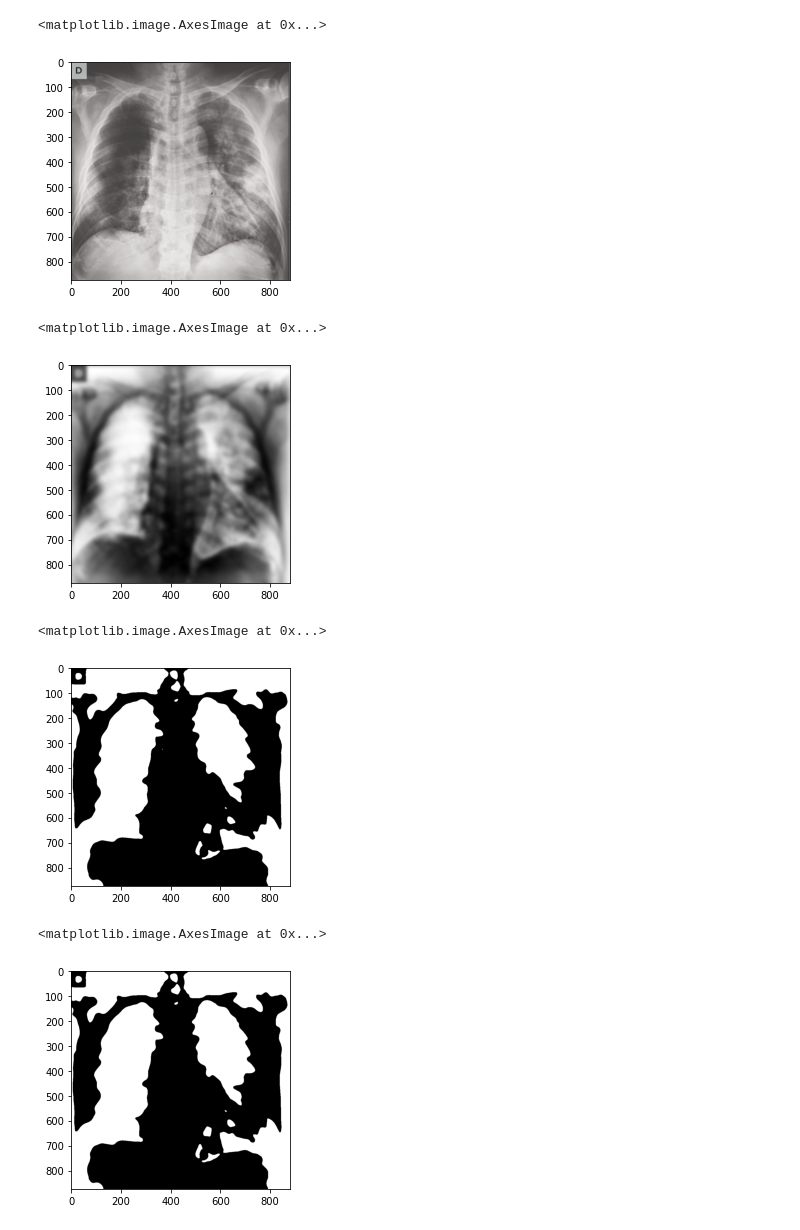
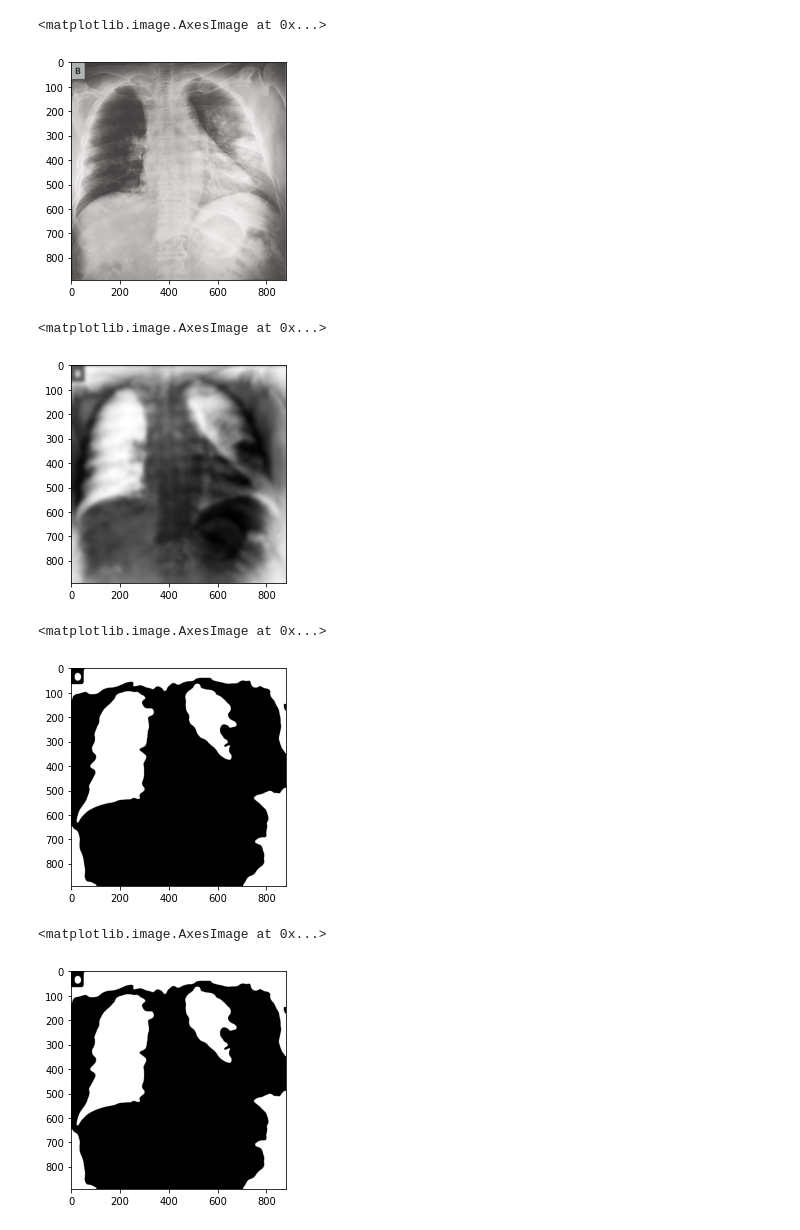
Before and after one commit to artisan7/thesis_stuff, a Jupyter notebook: image_preprocessing.ipynb, the cells around one changed output. Drawn from its saved outputs; the diff is of its cells as text; code cells hidden in the pictures.

```diff
--- a/image_preprocessing.ipynb
+++ b/image_preprocessing.ipynb
@@ -27,11 +27,11 @@ df
 # %%
 covid_df = df.loc[df['finding'] == 'COVID-19']
-img_loc = root_dir + image_dir + covid_df.iloc[3]['filename']
+img_loc = root_dir + image_dir + covid_df.iloc[1]['filename']
 covid_img = cv2.imread(img_loc)
 plt.imshow(covid_img)
 # %% [output]
 <matplotlib.image.AxesImage at 0x...>
-[figure, old version]
+[figure, new version]
 # %%
 gray = cv2.cvtColor(covid_img, cv2.COLOR_BGR2GRAY)
 blur = cv2.GaussianBlur(gray, (0,0), 7)
@@ -39,13 +39,13 @@ inverted = cv2.bitwise_not(blur)
 plt.imshow(inverted, cmap=plt.cm.gray)
 # %% [output]
 <matplotlib.image.AxesImage at 0x...>
-[figure, old version]
+[figure, new version]
 # %%
 ret, th = cv2.threshold(inverted, 0, 255, cv2.THRESH_BINARY+cv2.THRESH_OTSU)
 plt.imshow(th, cmap=plt.cm.gray)
 # %% [output]
 <matplotlib.image.AxesImage at 0x...>
-[figure, old version]
+[figure, new version]
 # %%
 kernel = np.ones((3,3), np.uint8)
 erosion = cv2.erode(th, kernel, iterations=1)
@@ -56,7 +56,7 @@ opening = cv2.morphologyEx(th, cv2.MORPH_OPEN, kernel)
 plt.imshow(opening, cmap=plt.cm.gray)
 # %% [output]
 <matplotlib.image.AxesImage at 0x...>
-[figure, old version]
+[figure, new version]
 # %%
 hist,bin = np.histogram(inverted.ravel(),256,[0,255])
 plt.xlim([0,255])
```
Also changed, not shown: parts of 3 cells of this notebook, 5 other files.
